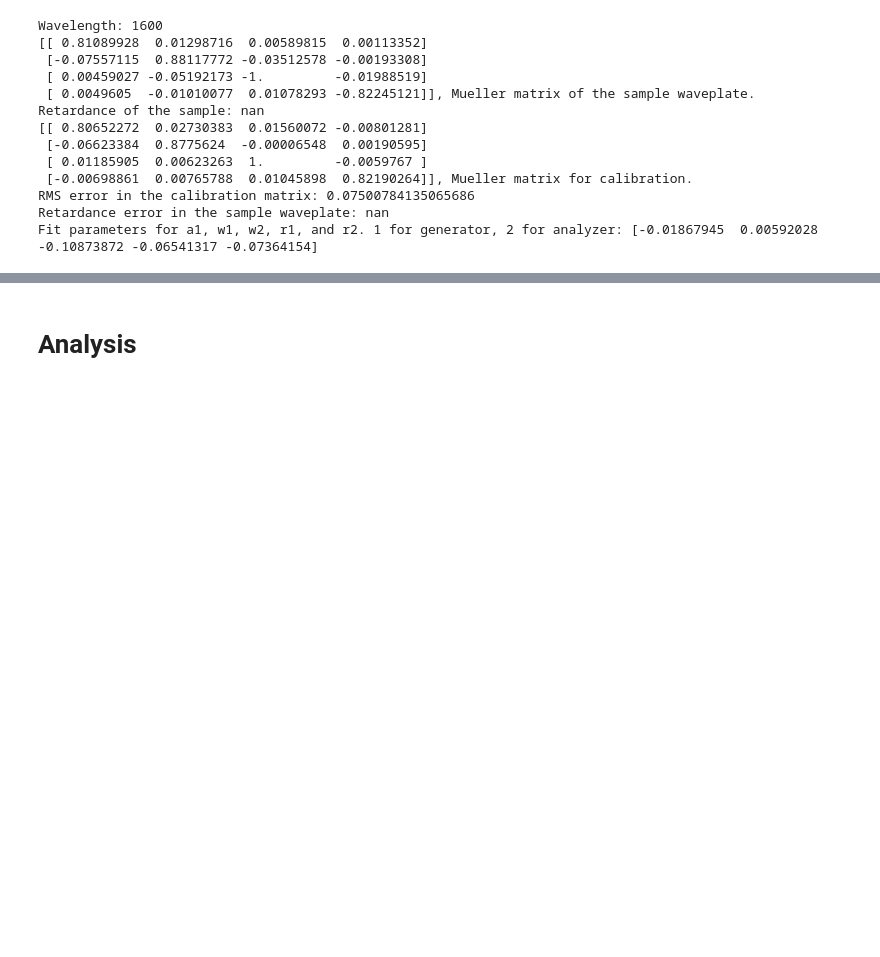
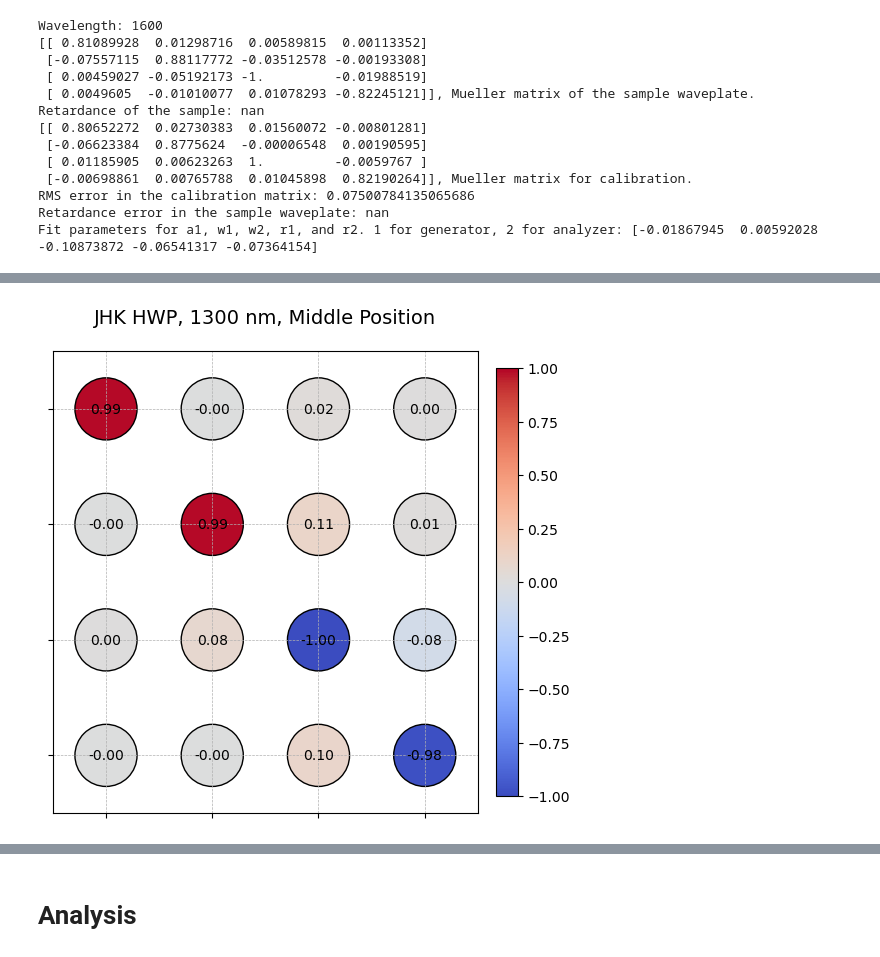
Before and after one commit to wcmelby/wcmelby-HWP_Characterizations, a Jupyter notebook: SuperK_Select_Data/JHK_Plate/JHK_SuperK_Analysis.ipynb, the cells around one changed output, grey strips where cells are left out. Saved outputs shown, nothing was run; the diff lists cells and outputs as text; code cells hidden in the pictures; blank space fills up the shorter version.

```diff
--- a/SuperK_Select_Data/JHK_Plate/JHK_SuperK_Analysis.ipynb
+++ b/SuperK_Select_Data/JHK_Plate/JHK_SuperK_Analysis.ipynb
@@ -862,0 +619,8 @@ print(matrix1100)
+# %%
+# example usage
+results = multi_analysis([1300], cal_results, sample_results, 'I')
+matrix1300 = results[1300][0]
+calmatrix1300 = results[1300][6]
+RMS1300 = results[1300][8]
+print(matrix1300)
+print(calmatrix1300)
@@ -862,0 +636,38 @@ print(matrix1100)
+# %%
+# Assuming matrix1300 is already defined in your script
+M = matrix1300  # Use your existing matrix variable
+
+# Create figure and axis
+fig, ax = plt.subplots(figsize=(6, 6))
+ax.set_xlim(-0.5, 3.5)
+ax.set_ylim(-0.5, 3.5)
+ax.set_xticks(range(4))
+ax.set_yticks(range(4))
+ax.set_xticklabels([])
+ax.set_yticklabels([])
+ax.grid(True, linestyle="--", linewidth=0.5)
+
+# Create scatter plot for the matrix elements
+x, y = np.meshgrid(range(4), range(4))
+sc = ax.scatter(x, y, c=M, s=2000, cmap="coolwarm", vmin=-1, vmax=1, edgecolors="black")
+
+# Add colorbar
+cbar = plt.colorbar(sc, ax=ax, fraction=0.046, pad=0.04)
+# cbar.set_label("Mueller Matrix Value")
+
+# Annotate values
+for i in range(4):
+    for j in range(4):
+        ax.text(j, i, f"{M[i, j]:.2f}", ha="center", va="center", fontsize=10, color="black")
+
+# Invert y-axis to match matrix order
+plt.gca().invert_yaxis()
+
+# Set title at the top
+plt.title("JHK HWP, 1300 nm, Middle Position", fontsize=14, pad=20)
+plt.savefig('JHK_Matrix_1300nm.png', format='png')
+
+# Show the plot
+plt.show()
+# %% [output]
+[figure, added]
```
Also changed, not shown: parts of 32 cells of this notebook, 4 other files.
